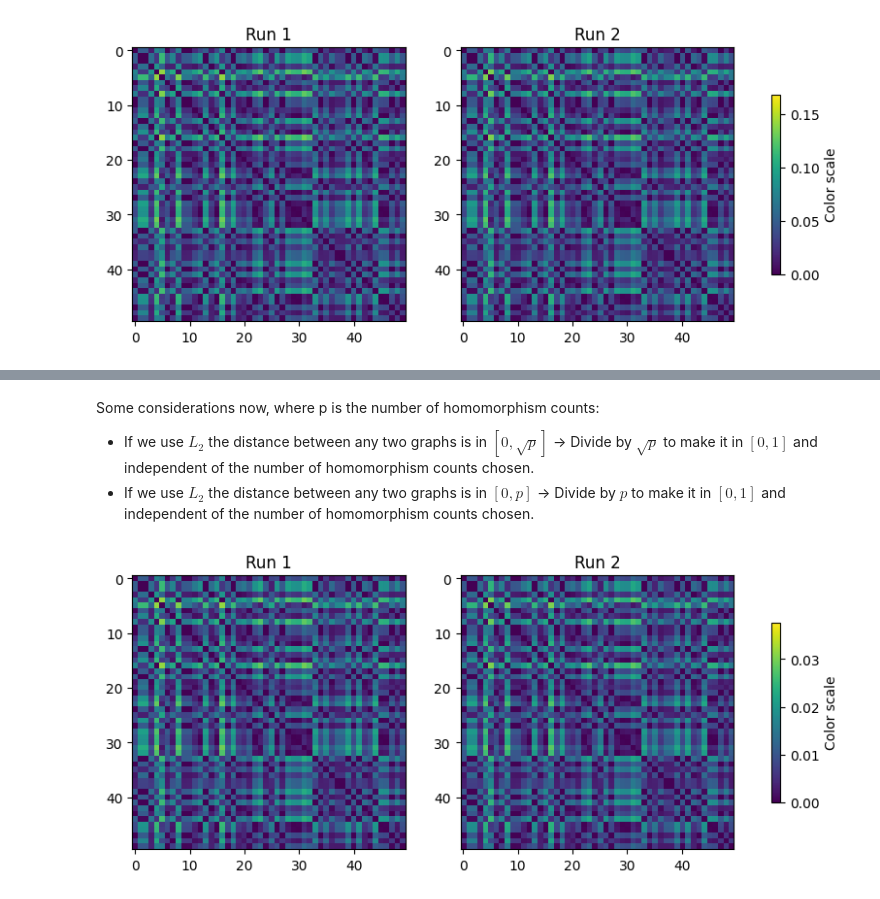
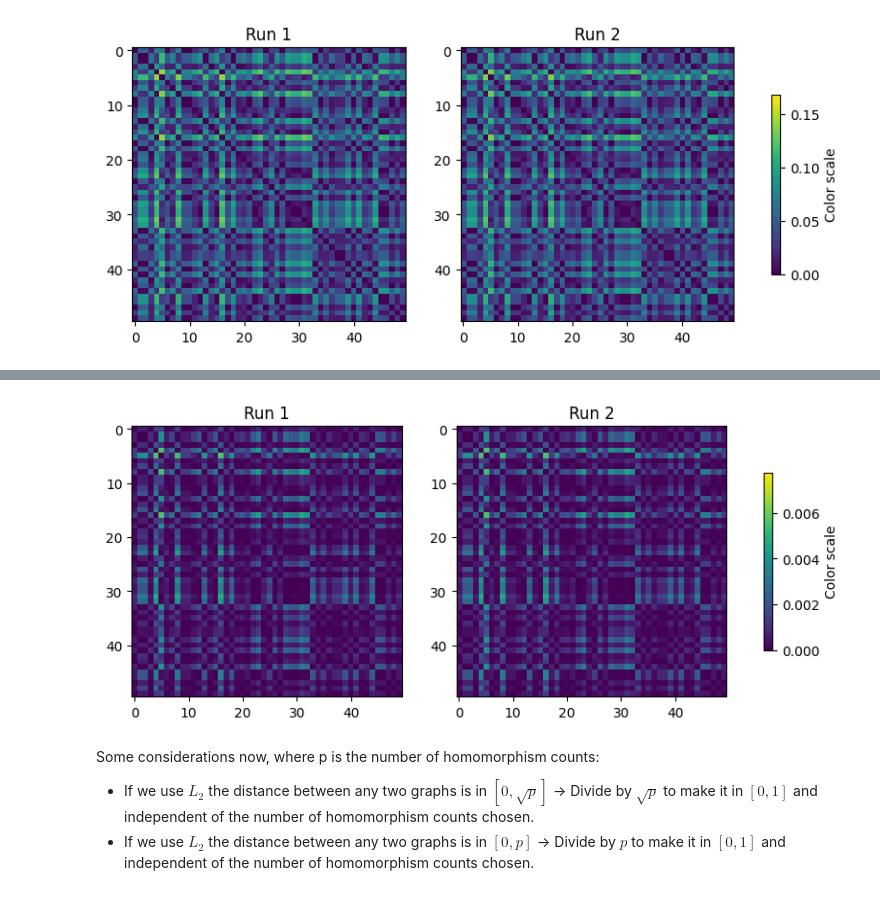
Before and after one commit to SDavenia/CL-GNN, a Jupyter notebook: exploration.ipynb, the cells around one changed output, grey strips where cells are left out. Saved outputs shown, nothing was run; the diff lists cells and outputs as text; code cells hidden in the pictures.

```diff
--- a/exploration.ipynb
+++ b/exploration.ipynb
@@ -95,11 +95,11 @@ for i in range(len(data_run2['data'])):
     data_run2['data'][i]['scaled_counts'] = [data_run2['data'][i]['counts'][j] / den[j] for j in range(len(pattern_sizes2))]
 # %%
 # Try the scaled ones
-hom_counts_list_run1_scaled = np.array([element['scaled_counts'] for element in data_run1['data']], dtype = 'float')
-hom_counts_list_run2_scaled = np.array([element['scaled_counts'] for element in data_run2['data']], dtype = 'float')
+hom_counts_list_run1_counts_density = np.array([element['scaled_counts'] for element in data_run1['data']], dtype = 'float')
+hom_counts_list_run2_counts_density = np.array([element['scaled_counts'] for element in data_run2['data']], dtype = 'float')
 
-L1_run1_scaled_counts = cdist(hom_counts_list_run1_scaled, hom_counts_list_run1_scaled, metric='cityblock')
-L1_run2_scaled_counts = cdist(hom_counts_list_run2_scaled, hom_counts_list_run2_scaled, metric='cityblock')
-plot_matrix_runs(L1_run1_scaled_counts, L1_run2_scaled_counts, num_elements=50) # We can see some inconsitent scales among different runs
+L1_run1_counts_density = cdist(hom_counts_list_run1_counts_density, hom_counts_list_run1_counts_density, metric='cityblock')
+L1_run2_counts_density = cdist(hom_counts_list_run2_counts_density, hom_counts_list_run2_counts_density, metric='cityblock')
+plot_matrix_runs(L1_run1_counts_density, L1_run2_counts_density, num_elements=50)
 # %% [output]
 [figure]
@@ -116,14 +112,10 @@ plot_matrix_runs(L2_run1_scaled_counts, L2_run2_scaled_counts, num_elements=50)
+# %%
+cosine_run1_counts_density = cdist(hom_counts_list_run1_counts_density, hom_counts_list_run1_counts_density, metric='cosine')
+cosine_run2_counts_density = cdist(hom_counts_list_run2_counts_density, hom_counts_list_run2_counts_density, metric='cosine')
+plot_matrix_runs(cosine_run1_counts_density, cosine_run2_counts_density, num_elements=50)
+# %% [output]
+[figure, added]
 # %% [markdown]
 Some considerations now, where p is the number of homomorphism counts:
 - If we use $L_2$ the distance between any two graphs is in $[0, \sqrt{p}]$ -> Divide by $\sqrt{p}$ to make it in $[0, 1]$ and independent of the number of homomorphism counts chosen.
 - If we use $L_2$ the distance between any two graphs is in $[0, p]$ -> Divide by $p$ to make it in $[0, 1]$ and independent of the number of homomorphism counts chosen.
-# %%
-# Try the scaled ones
-hom_counts_list_run1_scaled = np.array([element['scaled_counts'] for element in data_run1['data']], dtype = 'float')
-hom_counts_list_run2_scaled = np.array([element['scaled_counts'] for element in data_run2['data']], dtype = 'float')
-
-L1_run1_scaled_counts_len = cdist(hom_counts_list_run1_scaled, hom_counts_list_run1_scaled, metric='cityblock')/np.sqrt(20)
-L1_run2_scaled_counts_len = cdist(hom_counts_list_run2_scaled, hom_counts_list_run2_scaled, metric='cityblock')/np.sqrt(20)
-plot_matrix_runs(L1_run1_scaled_counts_len, L1_run2_scaled_counts_len, num_elements=50) # We can see some inconsitent scales among different runs
-# %% [output]
-[figure, removed]
```
Also changed, not shown: parts of 9 cells of this notebook, 1 other file.
